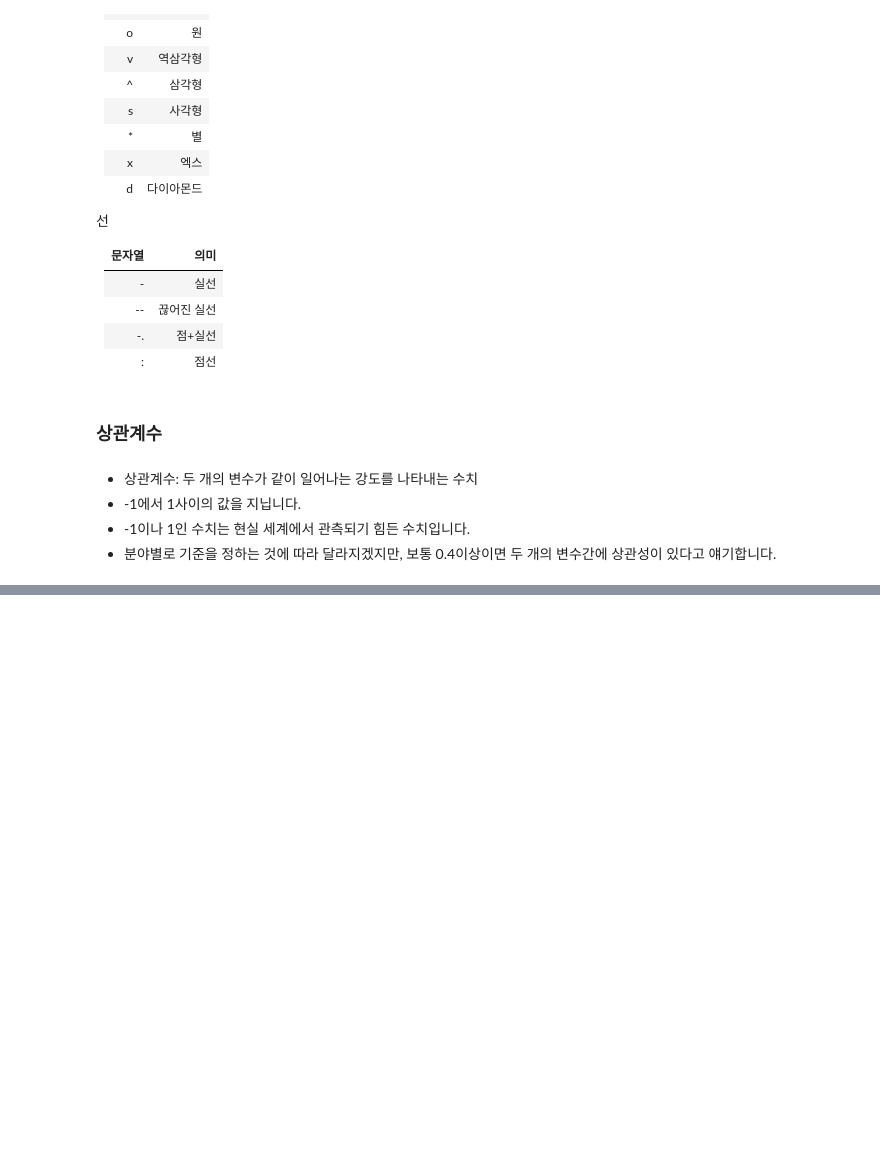
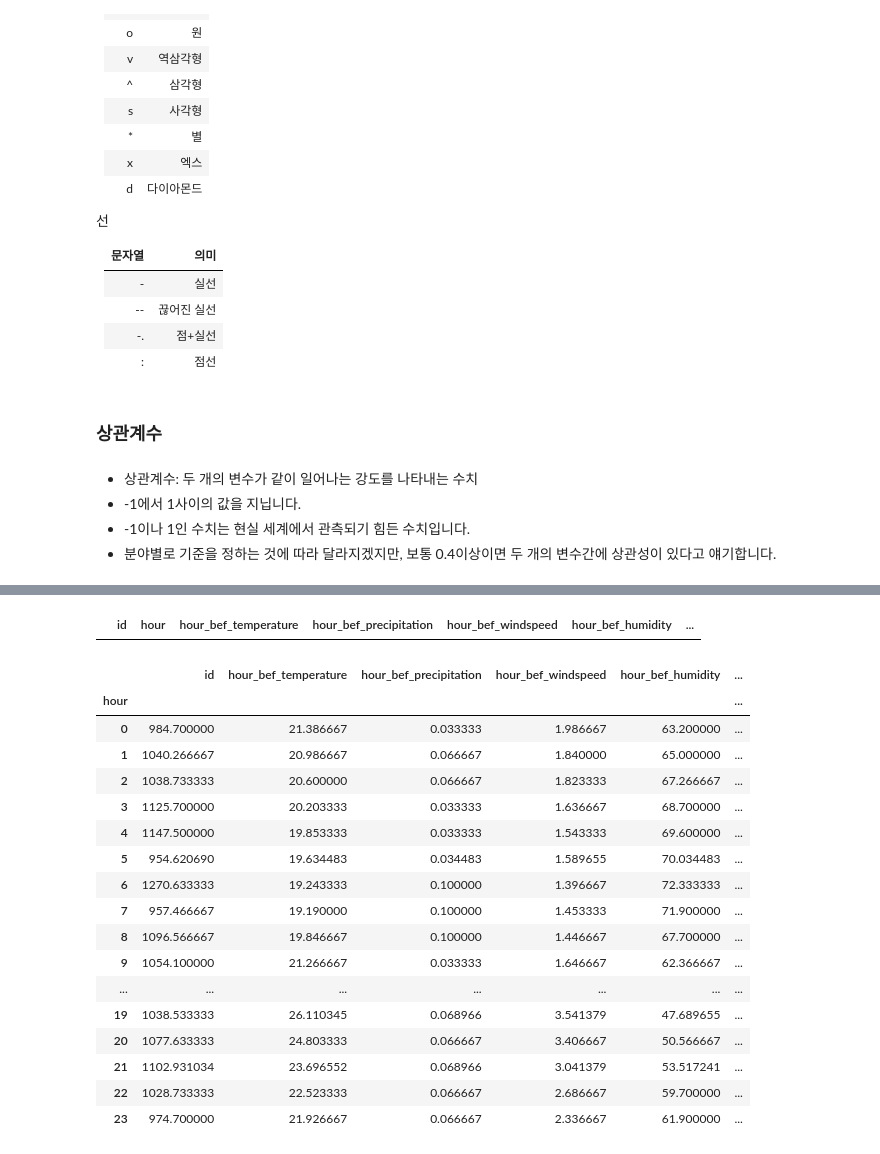
Before and after one commit to minddong59/Dacon, a Jupyter notebook: seoulbike.ipynb, the cells around one changed output, grey strips where cells are left out. Drawn from its saved outputs; the diff is of its cells as text; code cells hidden in the pictures; blank space fills up the shorter version.

```diff
--- a/seoulbike.ipynb
+++ b/seoulbike.ipynb
@@ -212,0 +339,27 @@ test.corr() #correlation coefficient
+# %%
+test['hour_bef_temperature'].fillna({653:26.110345},inplace=True)
+# %%
+test[test['hour_bef_windspeed'].isna()]
+# %% [output]
+|  | id | hour | hour_bef_temperature | hour_bef_precipitation | hour_bef_windspeed | hour_bef_humidity | ... |
+# %%
+test.groupby('hour').mean(['hour_bef_windspeed'])
+# %% [output]
+|  | id | hour_bef_temperature | hour_bef_precipitation | hour_bef_windspeed | hour_bef_humidity | ... |
+| hour |  |  |  |  |  | ... |
+| 0 | 984.700000 | 21.386667 | 0.033333 | 1.986667 | 63.200000 | ... |
+| 1 | 1040.266667 | 20.986667 | 0.066667 | 1.840000 | 65.000000 | ... |
+| 2 | 1038.733333 | 20.600000 | 0.066667 | 1.823333 | 67.266667 | ... |
+| 3 | 1125.700000 | 20.203333 | 0.033333 | 1.636667 | 68.700000 | ... |
+| 4 | 1147.500000 | 19.853333 | 0.033333 | 1.543333 | 69.600000 | ... |
+| 5 | 954.620690 | 19.634483 | 0.034483 | 1.589655 | 70.034483 | ... |
+| 6 | 1270.633333 | 19.243333 | 0.100000 | 1.396667 | 72.333333 | ... |
+| 7 | 957.466667 | 19.190000 | 0.100000 | 1.453333 | 71.900000 | ... |
+| 8 | 1096.566667 | 19.846667 | 0.100000 | 1.446667 | 67.700000 | ... |
+| 9 | 1054.100000 | 21.266667 | 0.033333 | 1.646667 | 62.366667 | ... |
+| ... | ... | ... | ... | ... | ... | ... |
+| 19 | 1038.533333 | 26.110345 | 0.068966 | 3.541379 | 47.689655 | ... |
+| 20 | 1077.633333 | 24.803333 | 0.066667 | 3.406667 | 50.566667 | ... |
+| 21 | 1102.931034 | 23.696552 | 0.068966 | 3.041379 | 53.517241 | ... |
+| 22 | 1028.733333 | 22.523333 | 0.066667 | 2.686667 | 59.700000 | ... |
+| 23 | 974.700000 | 21.926667 | 0.066667 | 2.336667 | 61.900000 | ... |
```
Also changed, not shown: parts of 17 cells of this notebook.
